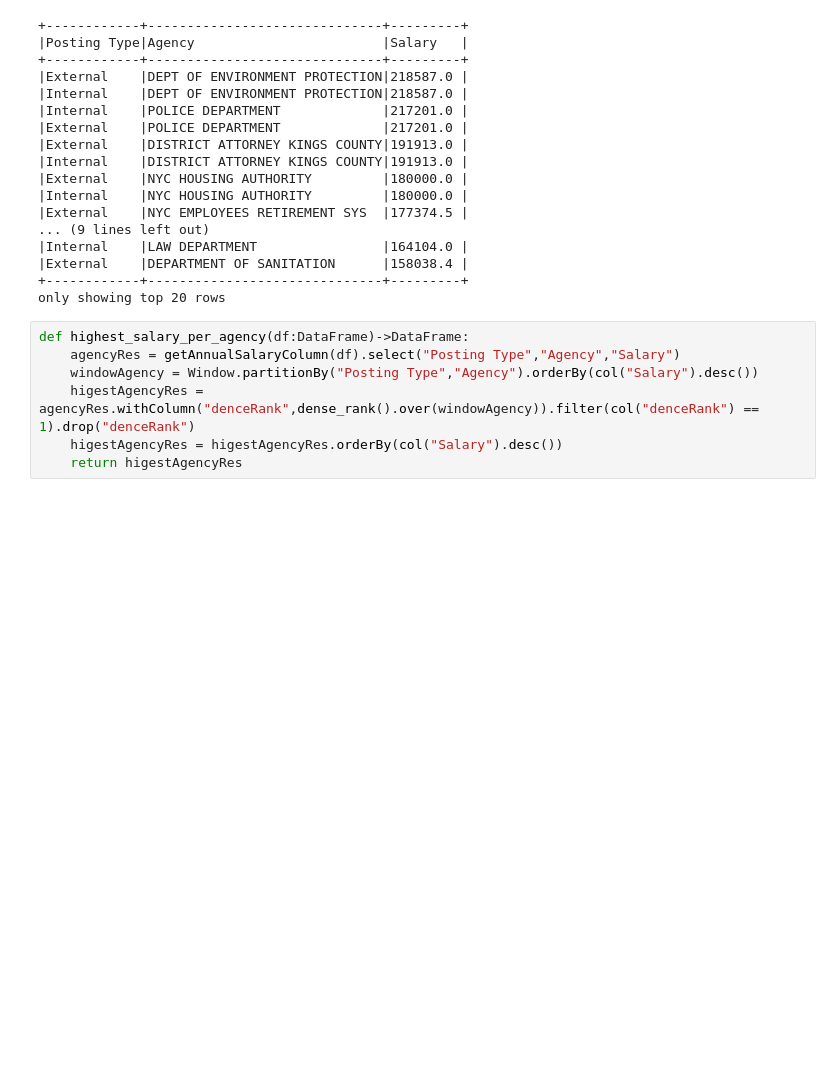
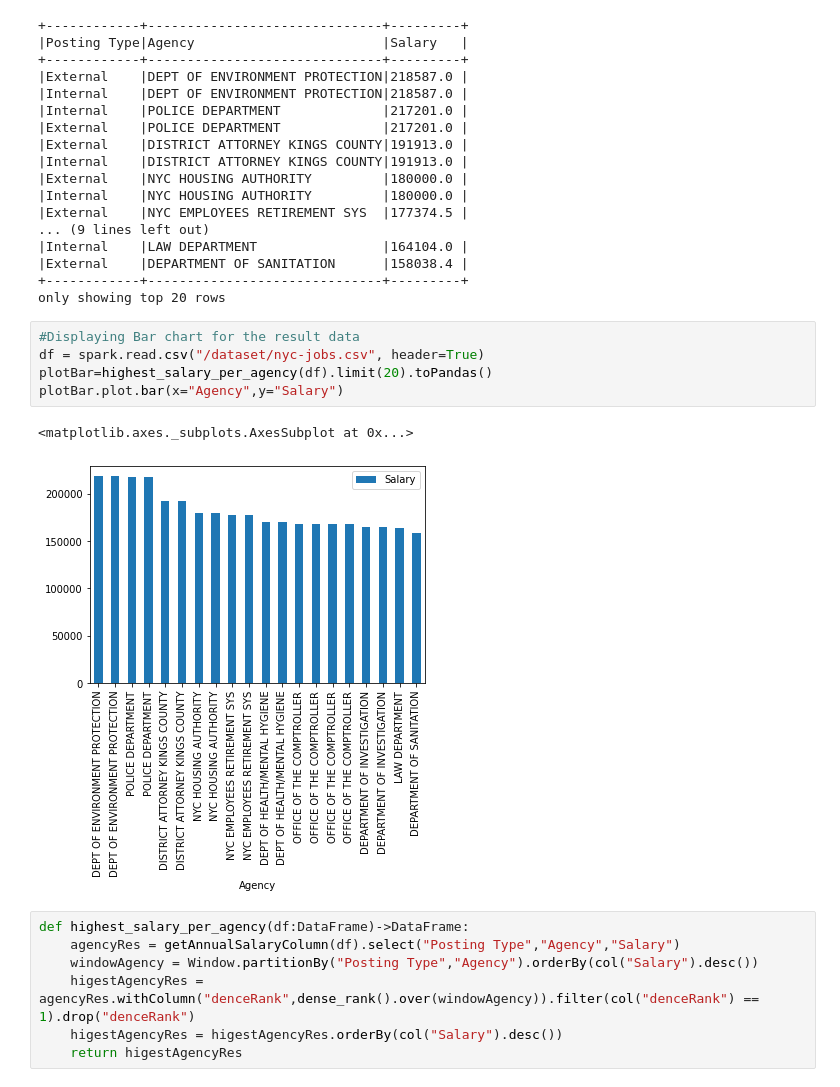
Before and after one commit to GirishNA/new_nbd_project, a Jupyter notebook: project3/jupyter/notebook/assesment_notebook.ipynb, the cells around one changed output. Cells and saved outputs as stored; diff of their text form; blank space fills up the shorter version.

```diff
--- a/project3/jupyter/notebook/assesment_notebook.ipynb
+++ b/project3/jupyter/notebook/assesment_notebook.ipynb
@@ -213,6 +229,14 @@ highest_salary_per_agency(df).show(truncate=False)
 |External    |DEPARTMENT OF SANITATION      |158038.4 |
 +------------+------------------------------+---------+
 only showing top 20 rows
+# %%
+#Displaying Bar chart for the result data
+df = spark.read.csv("/dataset/nyc-jobs.csv", header=True)
+plotBar=highest_salary_per_agency(df).limit(20).toPandas()
+plotBar.plot.bar(x="Agency",y="Salary")
+# %% [output]
+<matplotlib.axes._subplots.AxesSubplot at 0x...>
+[figure, added]
 # %%
 def highest_salary_per_agency(df:DataFrame)->DataFrame:
     agencyRes = getAnnualSalaryColumn(df).select("Posting Type","Agency","Salary")
```
Also changed, not shown: parts of 9 cells of this notebook.
